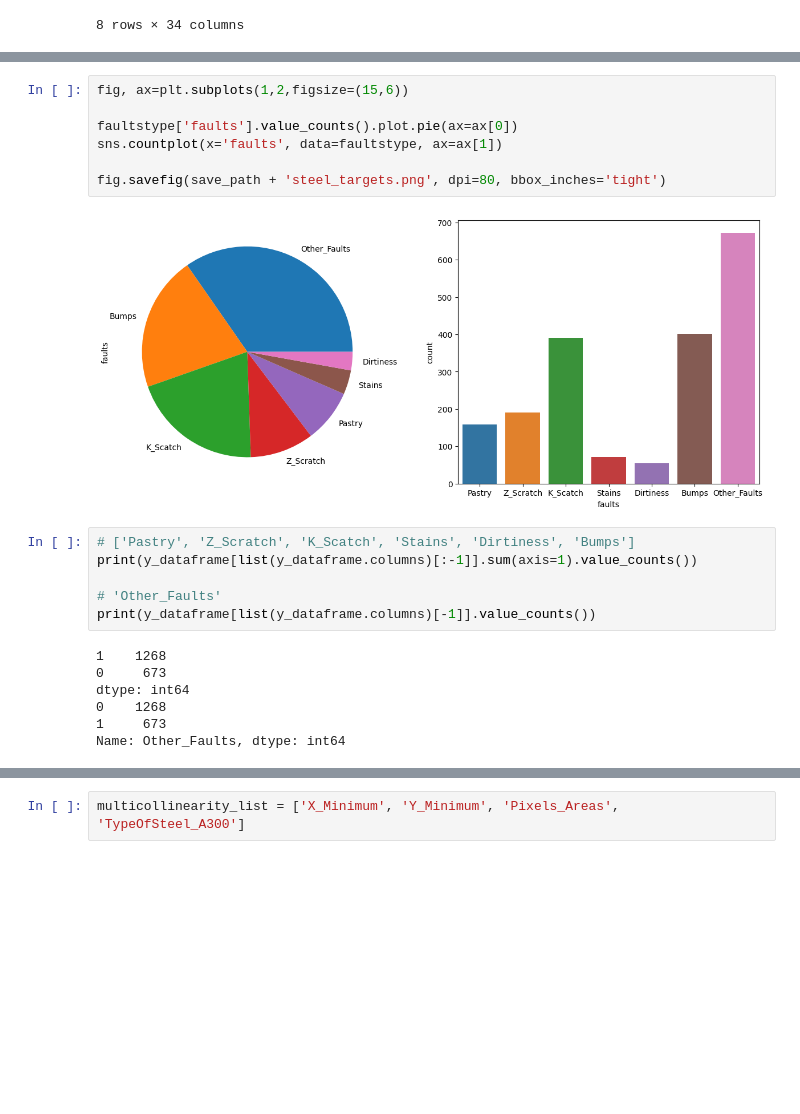
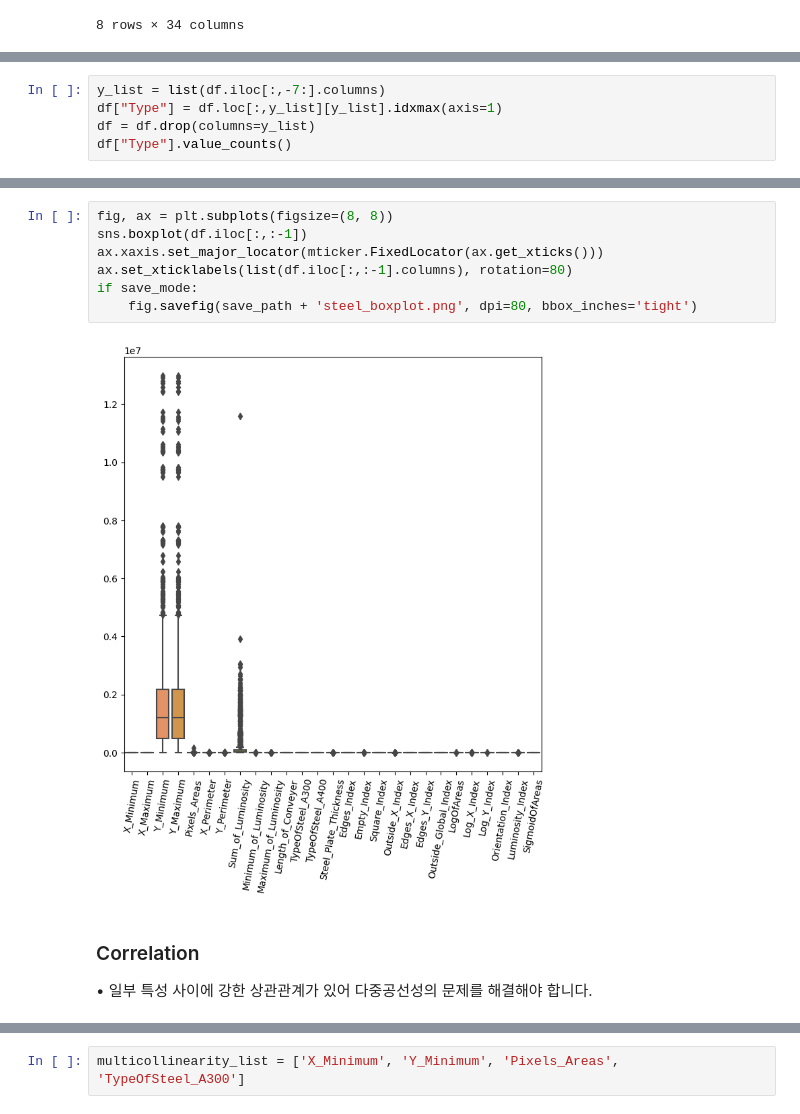
Before and after one commit to GPTeachersDay/TeamProject1, a Jupyter notebook: leeyeonjun/EDA/eda_steel.ipynb, the cells around one changed output, grey strips where cells are left out. Saved outputs shown, nothing was run; the diff lists cells and outputs as text; blank space fills up the shorter version.

```diff
--- a/leeyeonjun/EDA/eda_steel.ipynb
+++ b/leeyeonjun/EDA/eda_steel.ipynb
@@ -225,0 +181,5 @@ faultstype.describe()
+# %%
+y_list = list(df.iloc[:,-7:].columns)
+df["Type"] = df.loc[:,y_list][y_list].idxmax(axis=1)
+df = df.drop(columns=y_list)
+df["Type"].value_counts()
@@ -226,23 +243,13 @@ faultstype.describe()
 # %%
-fig, ax=plt.subplots(1,2,figsize=(15,6))
-
-faultstype['faults'].value_counts().plot.pie(ax=ax[0])
-sns.countplot(x='faults', data=faultstype, ax=ax[1])
-
-fig.savefig(save_path + 'steel_targets.png', dpi=80, bbox_inches='tight')
+fig, ax = plt.subplots(figsize=(8, 8))
+sns.boxplot(df.iloc[:,:-1])
+ax.xaxis.set_major_locator(mticker.FixedLocator(ax.get_xticks()))
+ax.set_xticklabels(list(df.iloc[:,:-1].columns), rotation=80)
+if save_mode:
+    fig.savefig(save_path + 'steel_boxplot.png', dpi=80, bbox_inches='tight')
 # %% [output]
-[figure, old version]
+[figure, new version]
-# %%
-# ['Pastry', 'Z_Scratch', 'K_Scatch', 'Stains', 'Dirtiness', 'Bumps']
-print(y_dataframe[list(y_dataframe.columns)[:-1]].sum(axis=1).value_counts())
-
-# 'Other_Faults'
-print(y_dataframe[list(y_dataframe.columns)[-1]].value_counts())
-# %% [output]
-1    1268
-0     673
-dtype: int64
-0    1268
-1     673
-Name: Other_Faults, dtype: int64
+# %% [markdown]
+### Correlation
+<p>• 일부 특성 사이에 강한 상관관계가 있어 다중공선성의 문제를 해결해야 합니다.</p>
 # %%
```
Also changed, not shown: parts of 29 cells of this notebook, 24 other files.
